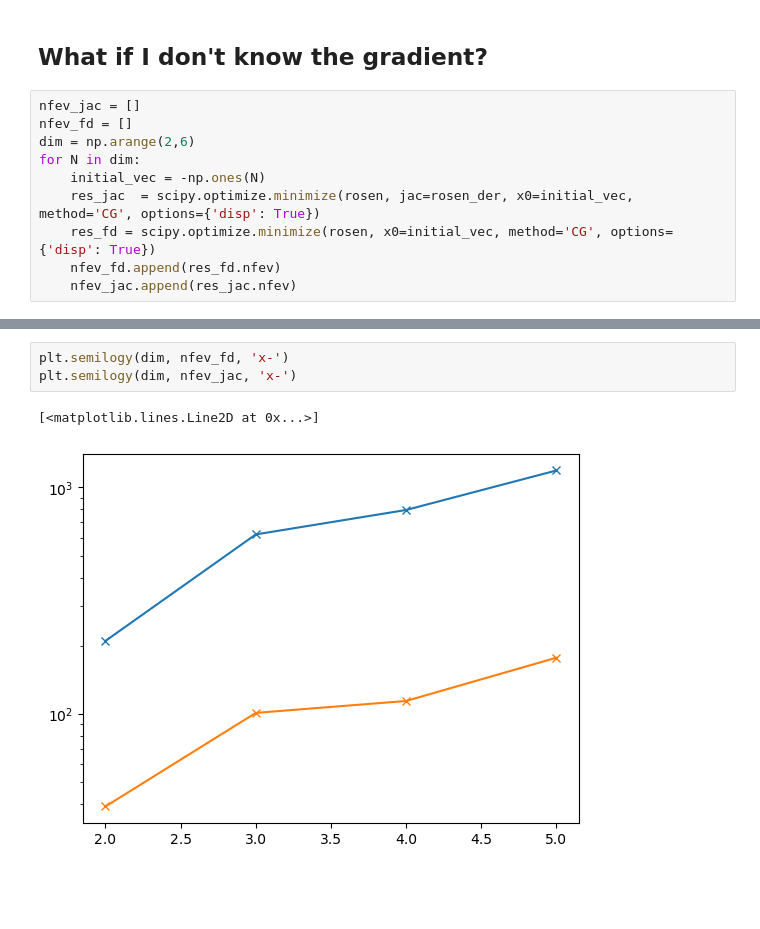
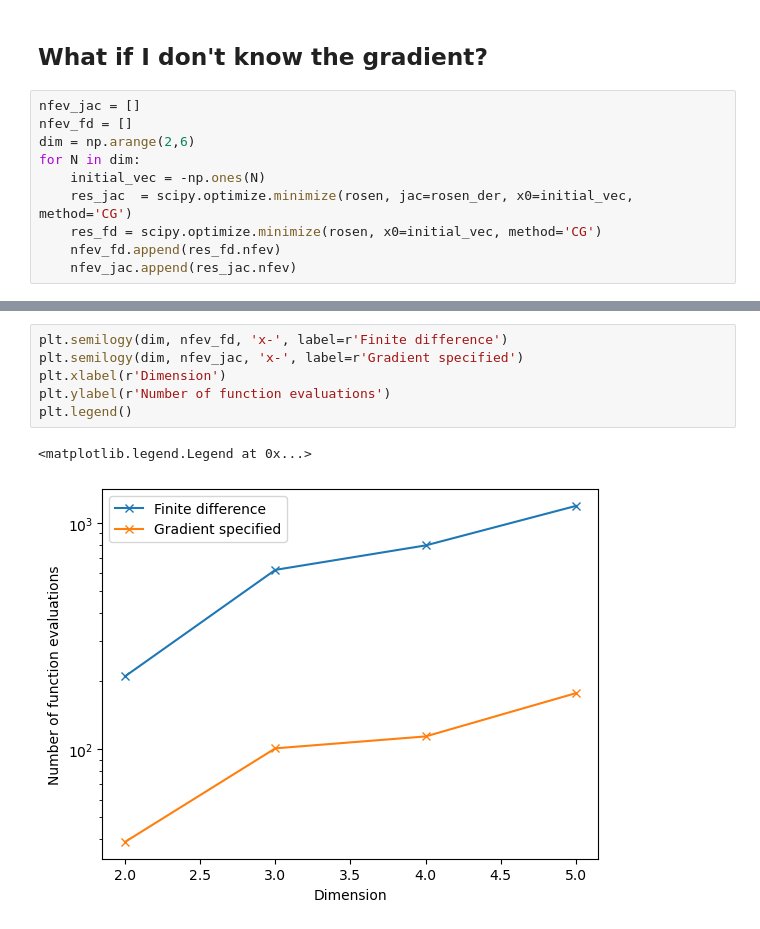
Before and after one commit to csskene/NFFDy_lectures_2024, a Jupyter notebook: Lecture_2_into_to_optimisation.ipynb, the cells around one changed output, grey strips where cells are left out. Cells and saved outputs as stored; diff of their text form; blank space fills up the shorter version.

```diff
--- a/Lecture_1_into_to_optimisation.ipynb
+++ b/Lecture_2_into_to_optimisation.ipynb
@@ -265,7 +342,7 @@ nfev_fd = []
 dim = np.arange(2,6)
 for N in dim:
     initial_vec = -np.ones(N)
-    res_jac  = scipy.optimize.minimize(rosen, jac=rosen_der, x0=initial_vec, method='CG', options={'disp': True})
-    res_fd = scipy.optimize.minimize(rosen, x0=initial_vec, method='CG', options={'disp': True})
+    res_jac  = scipy.optimize.minimize(rosen, jac=rosen_der, x0=initial_vec, method='CG')
+    res_fd = scipy.optimize.minimize(rosen, x0=initial_vec, method='CG')
     nfev_fd.append(res_fd.nfev)
     nfev_jac.append(res_jac.nfev)
@@ -295,6 +349,9 @@ Optimization terminated successfully.
 # %%
-plt.semilogy(dim, nfev_fd, 'x-')
-plt.semilogy(dim, nfev_jac, 'x-')
+plt.semilogy(dim, nfev_fd, 'x-', label=r'Finite difference')
+plt.semilogy(dim, nfev_jac, 'x-', label=r'Gradient specified')
+plt.xlabel(r'Dimension')
+plt.ylabel(r'Number of function evaluations')
+plt.legend()
 # %% [output]
-[<matplotlib.lines.Line2D at 0x...>]
+<matplotlib.legend.Legend at 0x...>
-[figure, old version]
+[figure, new version]
```
Also changed, not shown: parts of 9 cells of this notebook, 1 other file.
